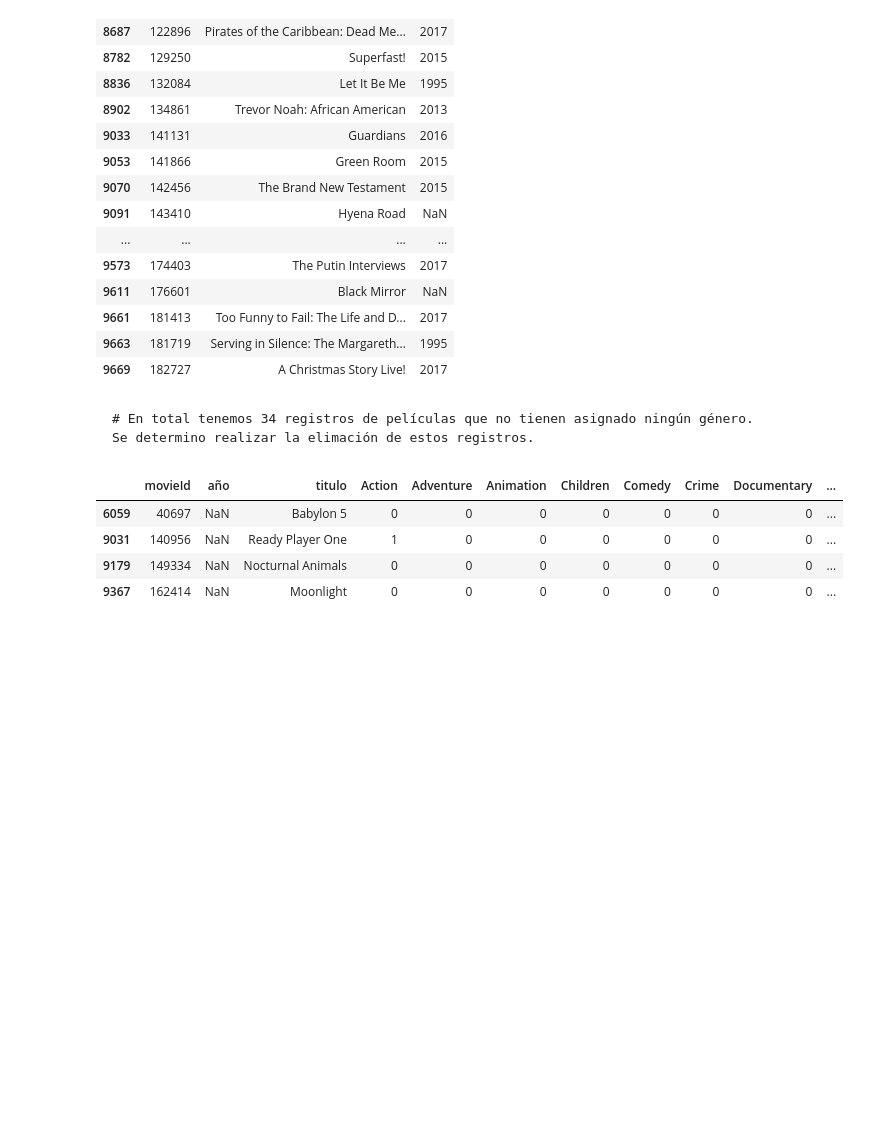
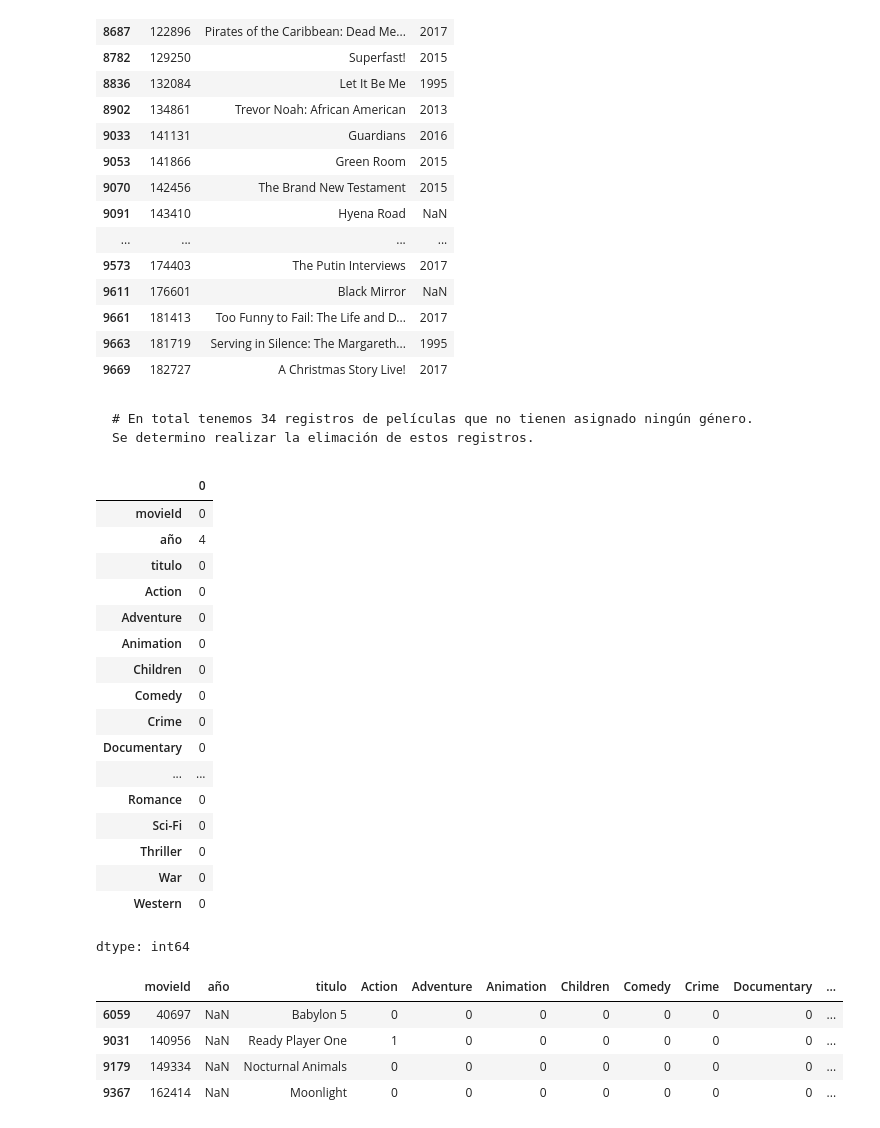
Before and after one commit to JuanCH94/Marketing, a Jupyter notebook: a_transformacion.ipynb, the cells around one changed output. Cells and saved outputs as stored; diff of their text form; code cells hidden in the pictures; blank space fills up the shorter version.

Commit message:
se realizan más transformaciones, analisis y eliminación de registos de la tabla movies

```diff
--- a/a_transformacion.ipynb
+++ b/a_transformacion.ipynb
@@ -159,4 +165,26 @@ Se determino realizar la elimación de estos registros.
 # %%
 #Eliminación de los registros sin genero.
 table_movies.drop(table_movies[table_movies.drop(['movieId', 'año', 'titulo'], axis=1).sum(axis=1) == 0].index, inplace=True)
+# %%
+#Valores nulos de de la tabla movies transformada.
+table_movies.isnull().sum()
+# %% [output]
+|  | 0 |
+| movieId | 0 |
+| año | 4 |
+| titulo | 0 |
+| Action | 0 |
+| Adventure | 0 |
+| Animation | 0 |
+| Children | 0 |
+| Comedy | 0 |
+| Crime | 0 |
+| Documentary | 0 |
+| ... | ... |
+| Romance | 0 |
+| Sci-Fi | 0 |
+| Thriller | 0 |
+| War | 0 |
+| Western | 0 |
+dtype: int64
 # %%
```
Also changed, not shown: parts of 10 cells of this notebook.
